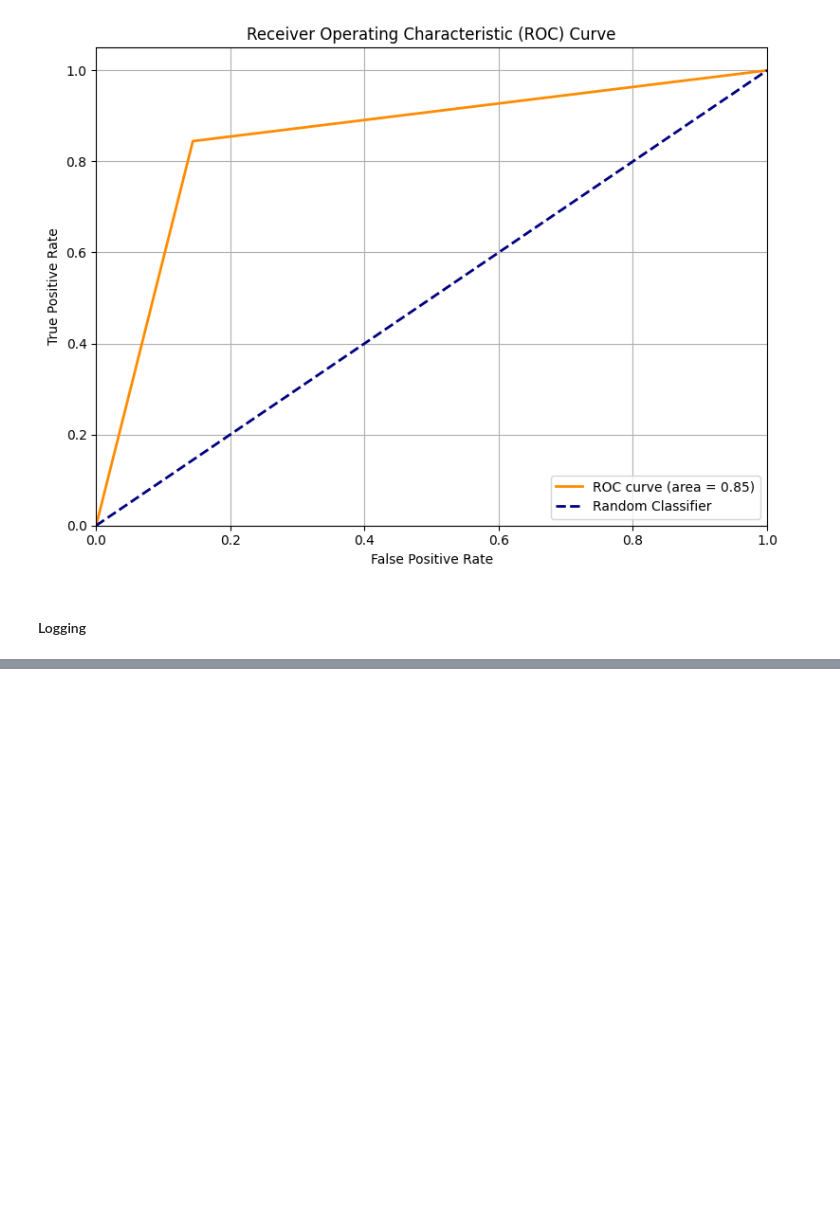
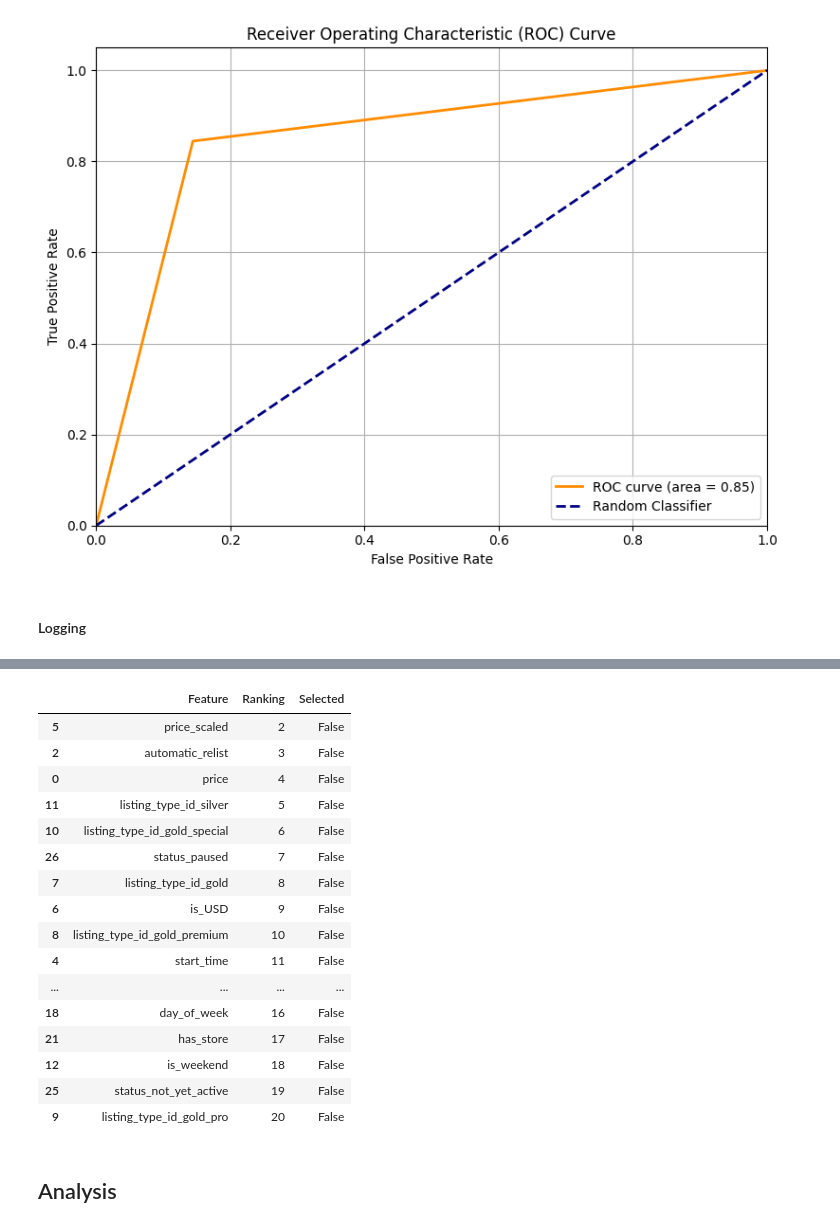
Before and after one commit to MLsound/mercadolibre-new-used-prediction, a Jupyter notebook: Model_Design.ipynb, the cells around one changed output, grey strips where cells are left out. Cells and saved outputs as stored; diff of their text form; code cells hidden in the pictures; blank space fills up the shorter version.

Commit message:
Feat: recursive feature selection
Applying Chi-squered + RFE to every available feature to understand how they improve performance.

```diff
--- a/Model_Design.ipynb
+++ b/Model_Design.ipynb
@@ -3183,0 +3182,31 @@ Name: 9, dtype: object
+# %%
+# Taking out manually similar features (both selected)
+filter_out=['initial_quantity', 'listing_type_id_free','quant_single_unit']
+X_train.drop(columns=filter_out,inplace=True)
+X_test.drop(columns=filter_out,inplace=True)
+# %%
+from sklearn.feature_selection import RFE
+from sklearn.preprocessing import LabelEncoder
+from scipy.stats import chi2_contingency
+
+print("Executing chi-squared test…")
+# 1. Prueba chi-cuadrado para seleccionar características categóricas relevantes
+categorical_features = X_train.select_dtypes(include=['object']).columns
+selected_features = []
+for feature in categorical_features:
+    crosstab = pd.crosstab(X_train[feature], y_train)
+    chi2, p, _, _ = chi2_contingency(crosstab)
+    if p < 0.05:
+        selected_features.append(feature)
+
+# 2. Codificar características categóricas seleccionadas
+encoder = LabelEncoder()
+for feature in selected_features:
+    X_train[feature] = encoder.fit_transform(X_train[feature])
+
+# 4. Eliminar recursivamente características irrelevantes
+print("Applying RFE…")
+rfe = RFE(model, n_features_to_select=8)  # Ajusta el número según sea necesario
+rfe.fit(X_train, y_train)
+X_train_rfe = rfe.transform(X_train)
+X_test_rfe = rfe.transform(X_test)
@@ -3183,0 +3227,10 @@ Name: 9, dtype: object
+# %%
+# Get features names
+selected_feature_names = X_train.columns[rfe.support_].tolist()
+
+feature_rankings = pd.DataFrame({
+    'Feature': X_train.columns,
+    'Ranking': rfe.ranking_,
+    'Selected': rfe.support_
+})
+feature_rankings = feature_rankings.sort_values(by='Ranking')
@@ -3183,0 +3250,23 @@ Name: 9, dtype: object
+# %%
+# Discarded Features
+feature_rankings[feature_rankings['Selected']==False]
+# %% [output]
+|  | Feature | Ranking | Selected |
+| 5 | price_scaled | 2 | False |
+| 2 | automatic_relist | 3 | False |
+| 0 | price | 4 | False |
+| 11 | listing_type_id_silver | 5 | False |
+| 10 | listing_type_id_gold_special | 6 | False |
+| 26 | status_paused | 7 | False |
+| 7 | listing_type_id_gold | 8 | False |
+| 6 | is_USD | 9 | False |
+| 8 | listing_type_id_gold_premium | 10 | False |
+| 4 | start_time | 11 | False |
+| ... | ... | ... | ... |
+| 18 | day_of_week | 16 | False |
+| 21 | has_store | 17 | False |
+| 12 | is_weekend | 18 | False |
+| 25 | status_not_yet_active | 19 | False |
+| 9 | listing_type_id_gold_pro | 20 | False |
+# %% [markdown]
+## Analysis
```
Also changed, not shown: parts of 17 cells of this notebook, 2 other files.
